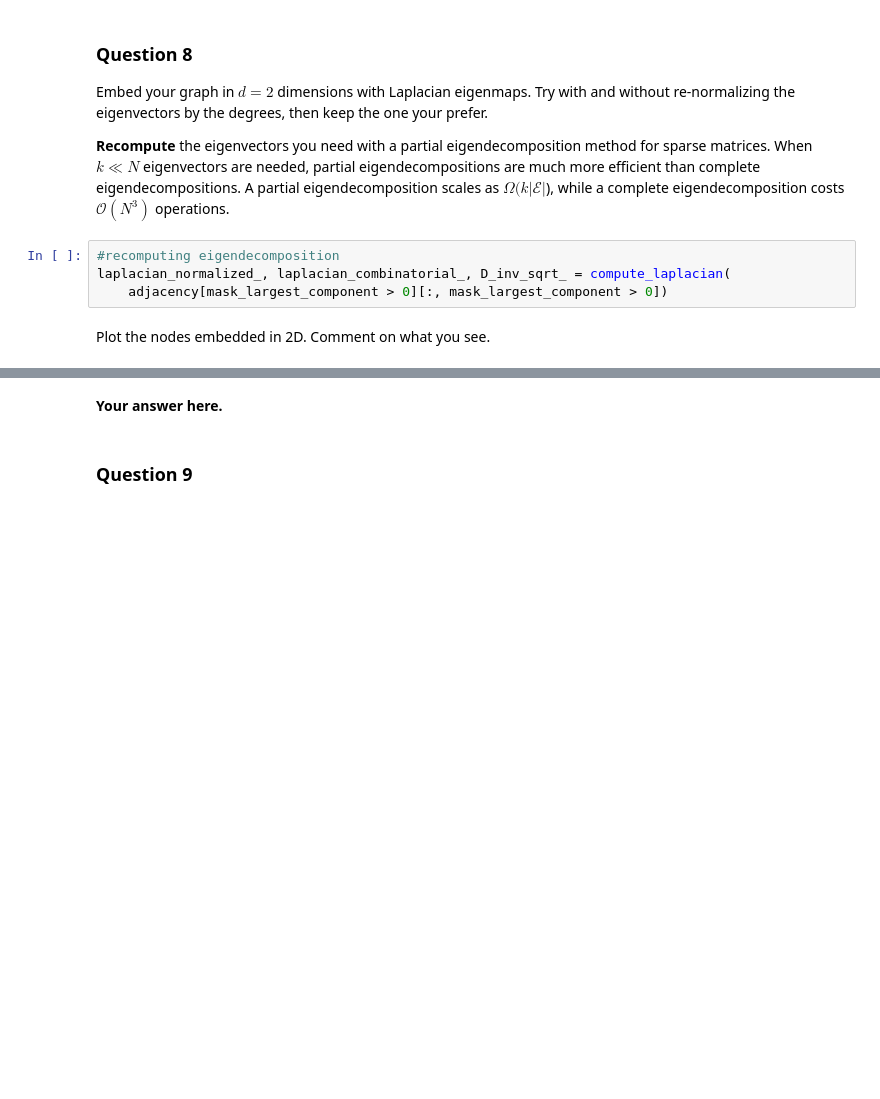
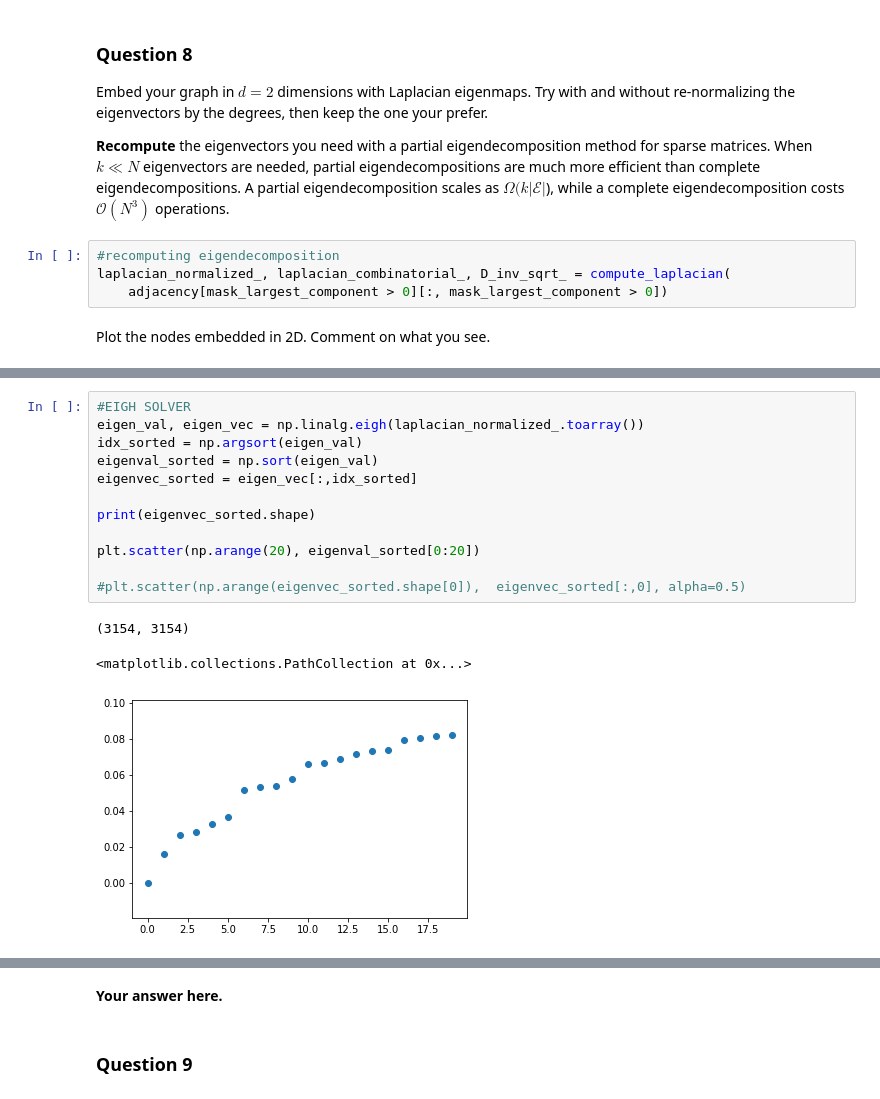
Before and after one commit to rusucosmin/ntp, a Jupyter notebook: 3_spectral_graph_theory.ipynb, the cells around one changed output, grey strips where cells are left out. Drawn from its saved outputs; the diff is of its cells as text; blank space fills up the shorter version.

```diff
--- a/3_spectral_graph_theory.ipynb
+++ b/3_spectral_graph_theory.ipynb
@@ -212,3 +236,19 @@ plt.scatter(eigen_vec[:,0],eigen_vec[:,1], alpha=0.5)
+# %%
+#EIGH SOLVER
+eigen_val, eigen_vec = np.linalg.eigh(laplacian_normalized_.toarray())
+idx_sorted = np.argsort(eigen_val)
+eigenval_sorted = np.sort(eigen_val)
+eigenvec_sorted = eigen_vec[:,idx_sorted]
+
+print(eigenvec_sorted.shape)
+
+plt.scatter(np.arange(20), eigenval_sorted[0:20])
+
+#plt.scatter(np.arange(eigenvec_sorted.shape[0]),  eigenvec_sorted[:,0], alpha=0.5)
+# %% [output]
+(3154, 3154)
+<matplotlib.collections.PathCollection at 0x...>
+[figure, added]
 # %%
 eigen_val, eigen_vec = scipy.sparse.linalg.eigsh(scipy.sparse.csc_matrix(laplacian_combinatorial_).asfptype(), 2)
 plt.scatter(eigen_vec[:,0],eigen_vec[:,1], alpha=0.5)
```
Also changed, not shown: parts of 22 cells of this notebook.
